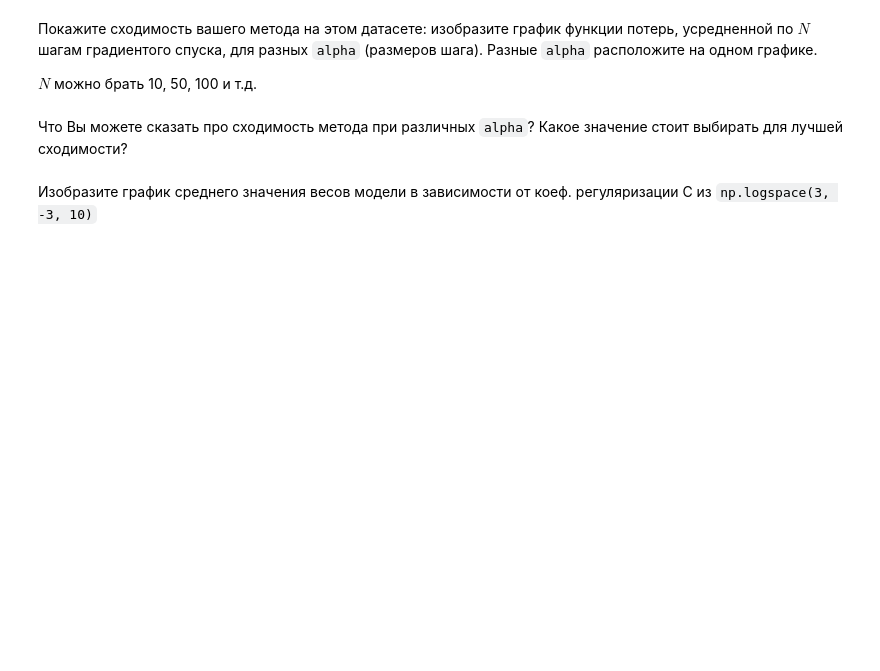
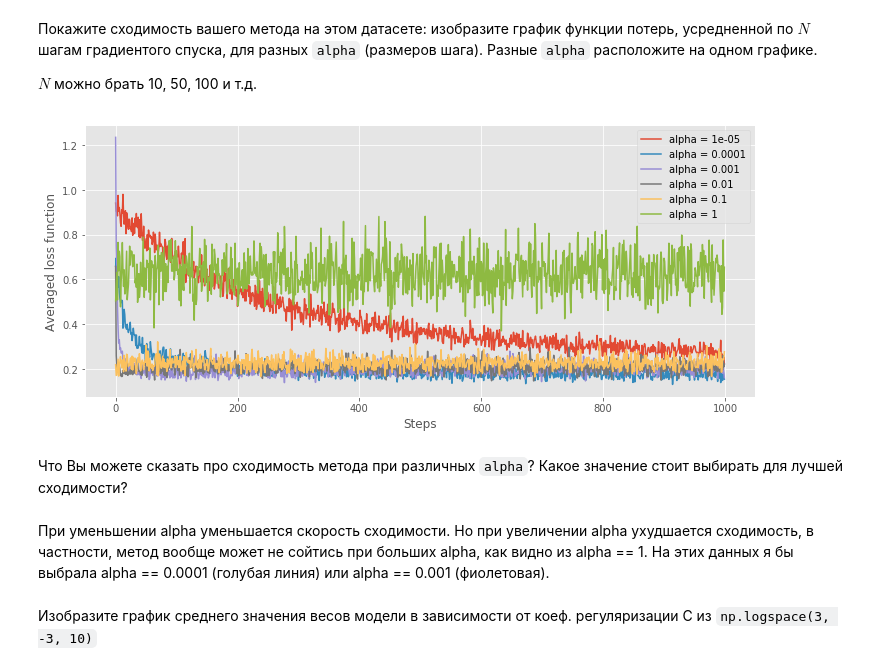
Before and after one commit to irtery/spheremailru, a Jupyter notebook: data_mining/hw3/teryokhina_hw3.ipynb, the cells around one changed output. Drawn from its saved outputs; the diff is of its cells as text; code cells hidden in the pictures; blank space fills up the shorter version.

```diff
--- a/data_mining/hw3/teryokhina_hw3.ipynb
+++ b/data_mining/hw3/teryokhina_hw3.ipynb
@@ -475,4 +466,28 @@ $N$ можно брать 10, 50, 100 и т.д.
+# %%
+alphas = [0.00001, 0.0001, 0.001, 0.01, 0.1, 1]
+N = 1000
+
+for alpha in alphas:
+    clf = MySGDClassifier(alpha=alpha, batch_generator=batch_generator,
+                          max_epoch=10, C=100, batch_size=100)
+    clf.fit(X, y)
+    steps = len(clf.errors_log['loss'])
+    losses = []
+    for i in range(steps // N):
+        loss_sum = np.sum(clf.errors_log['loss'][i*N:(i+1)*N])
+        losses.append(loss_sum / N)
+
+    plt.plot(np.arange(len(losses)), losses, label='alpha = {}'.format(alpha))
+
+plt.xlabel('Steps')
+plt.ylabel('Averaged loss function')
+plt.legend()
+plt.show()
+# %% [output]
+[figure, added]
 # %% [markdown]
 Что Вы можете сказать про сходимость метода при различных `alpha`? Какое значение стоит выбирать для лучшей сходимости?
+# %% [markdown]
+При уменьшении alpha уменьшается скорость сходимости. Но при увеличении alpha ухудшается сходимость, в частности, метод вообще может не сойтись при больших alpha, как видно из alpha == 1. На этих данных я бы выбрала alpha == 0.0001 (голубая линия) или alpha == 0.001 (фиолетовая).
 # %% [markdown]
 Изобразите график среднего значения весов модели в зависимости от коеф. регуляризации С из `np.logspace(3, -3, 10)`
```
Also changed, not shown: parts of 39 cells of this notebook, 4 other files.
